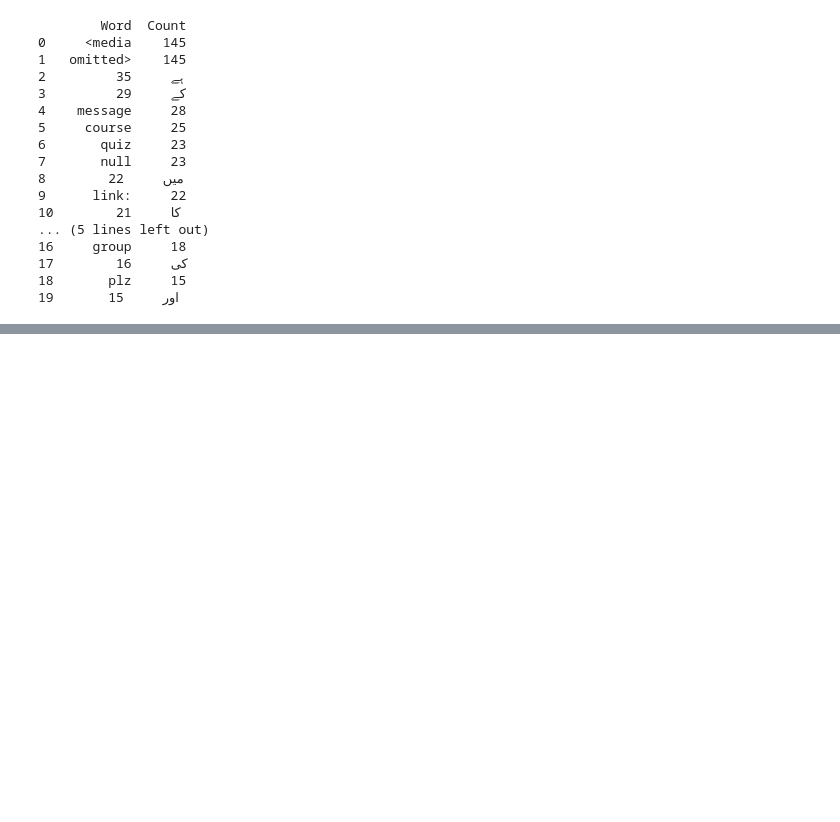
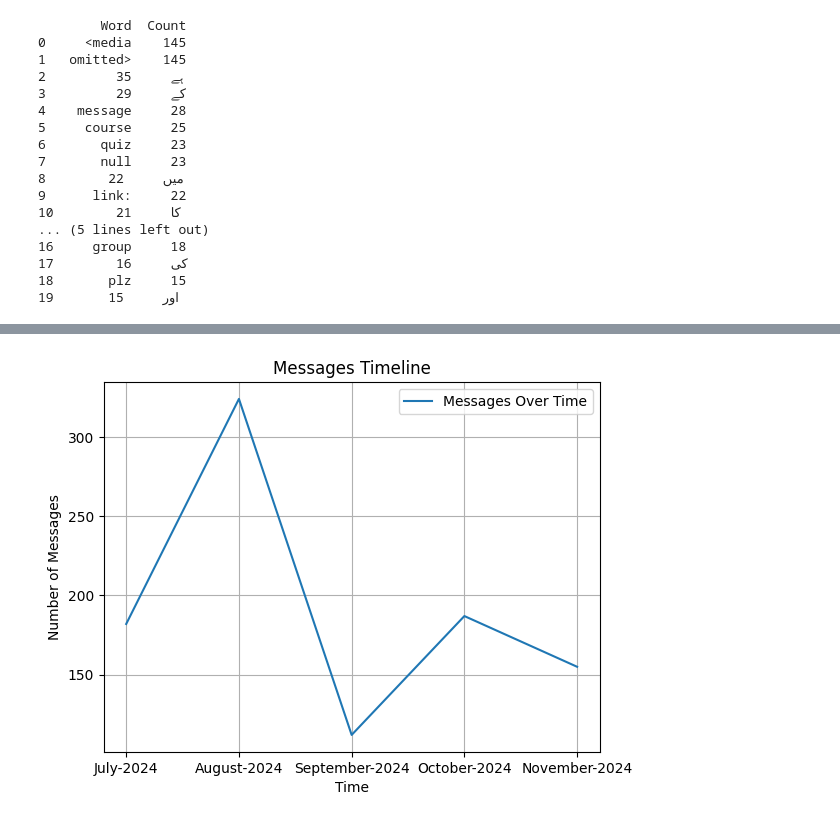
Before and after one commit to SURESHBEEKHANI/WhatsApp-Conversations-Analysis, a Jupyter notebook: notebook/Experiments.ipynb, the cells around one changed output, grey strips where cells are left out. Cells and saved outputs as stored; diff of their text form; code cells hidden in the pictures; blank space fills up the shorter version.

Commit message:
add monthly Timeline Feature

```diff
--- a/notebook/Experiments.ipynb
+++ b/notebook/Experiments.ipynb
@@ -319,0 +325,11 @@ Index(['User', 'Message', 'Day', 'Month', 'Year', 'AMPM', 'Hour', 'Minute'], dty
+# %%
+
+month_mapping = {
+    'January': 1, 'February': 2, 'March': 3, 'April': 4, 'May': 5, 'June': 6,
+    'July': 7, 'August': 8, 'September': 9, 'October': 10, 'November': 11, 'December': 12
+}
+
+# Add a new column 'Month_num' based on the 'Month' column
+df['Month_num'] = df['Month'].map(month_mapping)
+# %%
+timeline=df.groupby(["Year","Month_num","Month"]).count()['Message'].reset_index()
@@ -319,0 +345,6 @@ Index(['User', 'Message', 'Day', 'Month', 'Year', 'AMPM', 'Hour', 'Minute'], dty
+# %%
+time=[]
+for i in range(timeline.shape[0]):
+    time.append(timeline['Month'][i] +"-"+ str(timeline['Year'][i]))
+# %%
+timeline['time']=time
@@ -319,0 +360,11 @@ Index(['User', 'Message', 'Day', 'Month', 'Year', 'AMPM', 'Hour', 'Minute'], dty
+# %%
+# Assuming 'timeline' is a DataFrame with columns 'time' and 'Message'
+plt.plot(timeline['time'], timeline['Message'], label="Messages Over Time")
+plt.xlabel("Time")  # Label for the X-axis
+plt.ylabel("Number of Messages")  # Label for the Y-axis
+plt.title("Messages Timeline")  # Title of the plot
+plt.legend()  # Show the legend for better clarity
+plt.grid(True)  # Add gridlines for better readability
+plt.show()  # Display the plot
+# %% [output]
+[figure, added]
```
Also changed, not shown: parts of 4 cells of this notebook, 3 other files.
